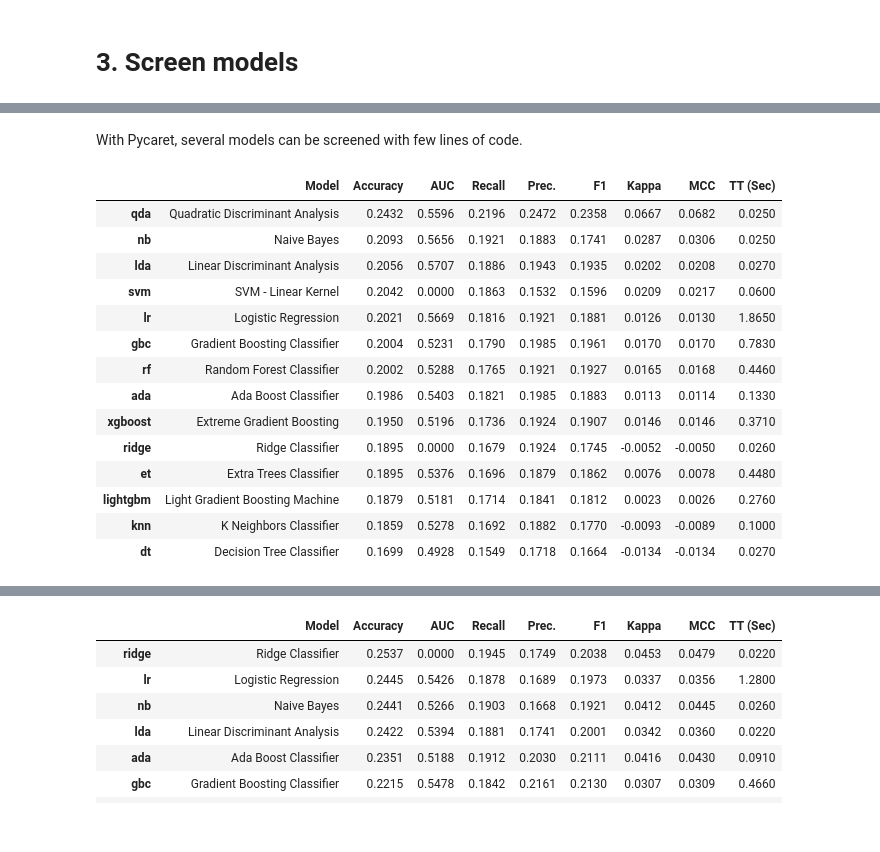
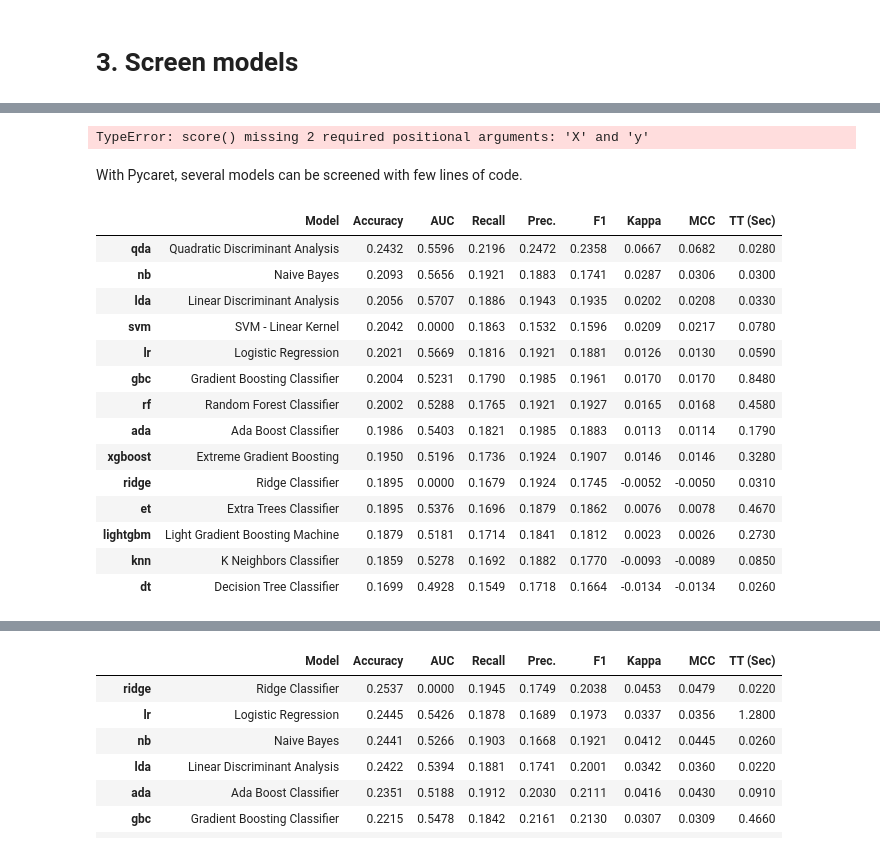
Before and after one commit to MarkusHumetus/-Hackathon_Talent_Squad_III_DS, a Jupyter notebook: main_Notebook.ipynb, the cells around one changed output, grey strips where cells are left out. Drawn from its saved outputs; the diff is of its cells as text; code cells hidden in the pictures.

```diff
--- a/main_Notebook.ipynb
+++ b/main_Notebook.ipynb
@@ -681,28 +784,32 @@ Index(['parental level of education', 'math score', 'reading score',
+# %%
+best_model_rfc.
+# %% [output]
+TypeError: score() missing 2 required positional arguments: 'X' and 'y'
 # %% [markdown]
 With Pycaret, several models can be screened with few lines of code.
 # %%
 setup(acad_Yield_train,
           target='parental level of education',
           session_id=42,
           normalize = True,
           fold_strategy = 'stratifiedkfold',
           verbose =False ,
-          #silent = True
+          silent = True
     )
 best_model_rfc=compare_models()
 # %% [output]
 |  | Model | Accuracy | AUC | Recall | Prec. | F1 | Kappa | MCC | TT (Sec) |
-| qda | Quadratic Discriminant Analysis | 0.2432 | 0.5596 | 0.2196 | 0.2472 | 0.2358 | 0.0667 | 0.0682 | 0.0250 |
-| nb | Naive Bayes | 0.2093 | 0.5656 | 0.1921 | 0.1883 | 0.1741 | 0.0287 | 0.0306 | 0.0250 |
-| lda | Linear Discriminant Analysis | 0.2056 | 0.5707 | 0.1886 | 0.1943 | 0.1935 | 0.0202 | 0.0208 | 0.0270 |
-| svm | SVM - Linear Kernel | 0.2042 | 0.0000 | 0.1863 | 0.1532 | 0.1596 | 0.0209 | 0.0217 | 0.0600 |
-| lr | Logistic Regression | 0.2021 | 0.5669 | 0.1816 | 0.1921 | 0.1881 | 0.0126 | 0.0130 | 1.8650 |
-| gbc | Gradient Boosting Classifier | 0.2004 | 0.5231 | 0.1790 | 0.1985 | 0.1961 | 0.0170 | 0.0170 | 0.7830 |
-| rf | Random Forest Classifier | 0.2002 | 0.5288 | 0.1765 | 0.1921 | 0.1927 | 0.0165 | 0.0168 | 0.4460 |
-| ada | Ada Boost Classifier | 0.1986 | 0.5403 | 0.1821 | 0.1985 | 0.1883 | 0.0113 | 0.0114 | 0.1330 |
-| xgboost | Extreme Gradient Boosting | 0.1950 | 0.5196 | 0.1736 | 0.1924 | 0.1907 | 0.0146 | 0.0146 | 0.3710 |
-| ridge | Ridge Classifier | 0.1895 | 0.0000 | 0.1679 | 0.1924 | 0.1745 | -0.0052 | -0.0050 | 0.0260 |
-| et | Extra Trees Classifier | 0.1895 | 0.5376 | 0.1696 | 0.1879 | 0.1862 | 0.0076 | 0.0078 | 0.4480 |
-| lightgbm | Light Gradient Boosting Machine | 0.1879 | 0.5181 | 0.1714 | 0.1841 | 0.1812 | 0.0023 | 0.0026 | 0.2760 |
-| knn | K Neighbors Classifier | 0.1859 | 0.5278 | 0.1692 | 0.1882 | 0.1770 | -0.0093 | -0.0089 | 0.1000 |
-| dt | Decision Tree Classifier | 0.1699 | 0.4928 | 0.1549 | 0.1718 | 0.1664 | -0.0134 | -0.0134 | 0.0270 |
+| qda | Quadratic Discriminant Analysis | 0.2432 | 0.5596 | 0.2196 | 0.2472 | 0.2358 | 0.0667 | 0.0682 | 0.0280 |
+| nb | Naive Bayes | 0.2093 | 0.5656 | 0.1921 | 0.1883 | 0.1741 | 0.0287 | 0.0306 | 0.0300 |
+| lda | Linear Discriminant Analysis | 0.2056 | 0.5707 | 0.1886 | 0.1943 | 0.1935 | 0.0202 | 0.0208 | 0.0330 |
+| svm | SVM - Linear Kernel | 0.2042 | 0.0000 | 0.1863 | 0.1532 | 0.1596 | 0.0209 | 0.0217 | 0.0780 |
+| lr | Logistic Regression | 0.2021 | 0.5669 | 0.1816 | 0.1921 | 0.1881 | 0.0126 | 0.0130 | 0.0590 |
+| gbc | Gradient Boosting Classifier | 0.2004 | 0.5231 | 0.1790 | 0.1985 | 0.1961 | 0.0170 | 0.0170 | 0.8480 |
+| rf | Random Forest Classifier | 0.2002 | 0.5288 | 0.1765 | 0.1921 | 0.1927 | 0.0165 | 0.0168 | 0.4580 |
+| ada | Ada Boost Classifier | 0.1986 | 0.5403 | 0.1821 | 0.1985 | 0.1883 | 0.0113 | 0.0114 | 0.1790 |
+| xgboost | Extreme Gradient Boosting | 0.1950 | 0.5196 | 0.1736 | 0.1924 | 0.1907 | 0.0146 | 0.0146 | 0.3280 |
+| ridge | Ridge Classifier | 0.1895 | 0.0000 | 0.1679 | 0.1924 | 0.1745 | -0.0052 | -0.0050 | 0.0310 |
+| et | Extra Trees Classifier | 0.1895 | 0.5376 | 0.1696 | 0.1879 | 0.1862 | 0.0076 | 0.0078 | 0.4670 |
+| lightgbm | Light Gradient Boosting Machine | 0.1879 | 0.5181 | 0.1714 | 0.1841 | 0.1812 | 0.0023 | 0.0026 | 0.2730 |
+| knn | K Neighbors Classifier | 0.1859 | 0.5278 | 0.1692 | 0.1882 | 0.1770 | -0.0093 | -0.0089 | 0.0850 |
+| dt | Decision Tree Classifier | 0.1699 | 0.4928 | 0.1549 | 0.1718 | 0.1664 | -0.0134 | -0.0134 | 0.0260 |
```
Also changed, not shown: parts of 15 cells of this notebook, 1 other file.
